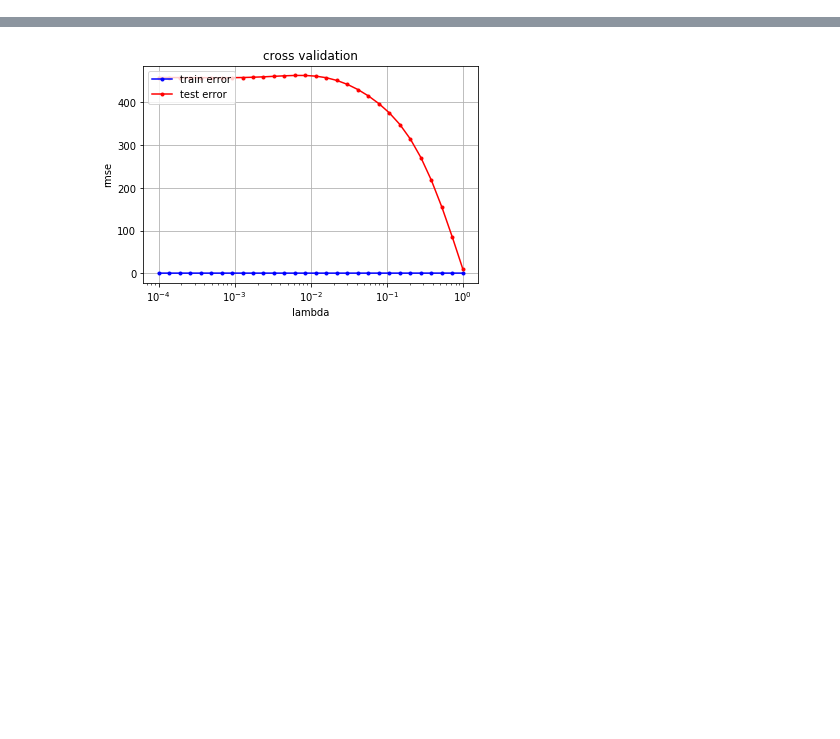
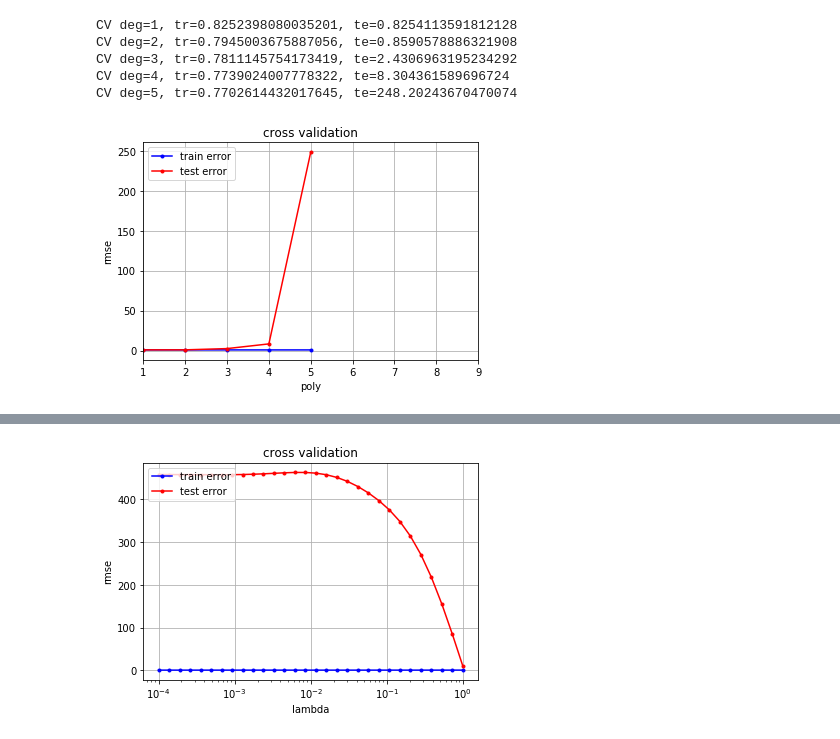
Before and after one commit to gaelmoccand/RoadSegmentation_CNN, a Jupyter notebook: project1/scripts/Ridge_Prediction.ipynb, the cells around one changed output, grey strips where cells are left out. Saved outputs shown, nothing was run; the diff lists cells and outputs as text; code cells hidden in the pictures; blank space fills up the shorter version.

```diff
--- a/project1/scripts/Ridge_Prediction.ipynb
+++ b/project1/scripts/Ridge_Prediction.ipynb
@@ -155,0 +187,9 @@ print(w)
+# %%
+cross_validation_demo_poly(0.01)
+# %% [output]
+CV deg=1, tr=0.8252398080035201, te=0.8254113591812128
+CV deg=2, tr=0.7945003675887056, te=0.8590578886321908
+CV deg=3, tr=0.7811145754173419, te=2.4306963195234292
+CV deg=4, tr=0.7739024007778322, te=8.304361589696724
+CV deg=5, tr=0.7702614432017645, te=248.20243670470074
+[figure, added]
```
Also changed, not shown: parts of 42 cells of this notebook, 2 other files.
